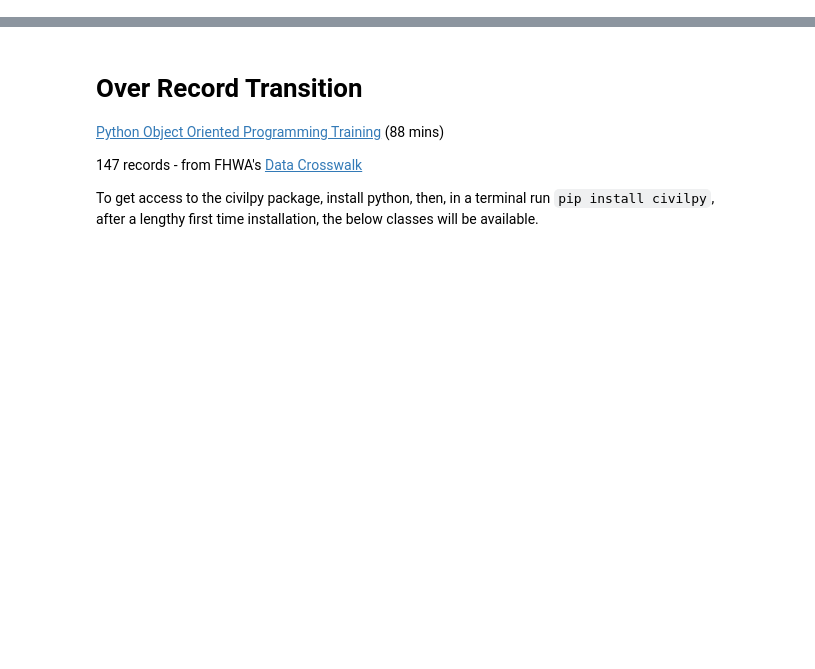
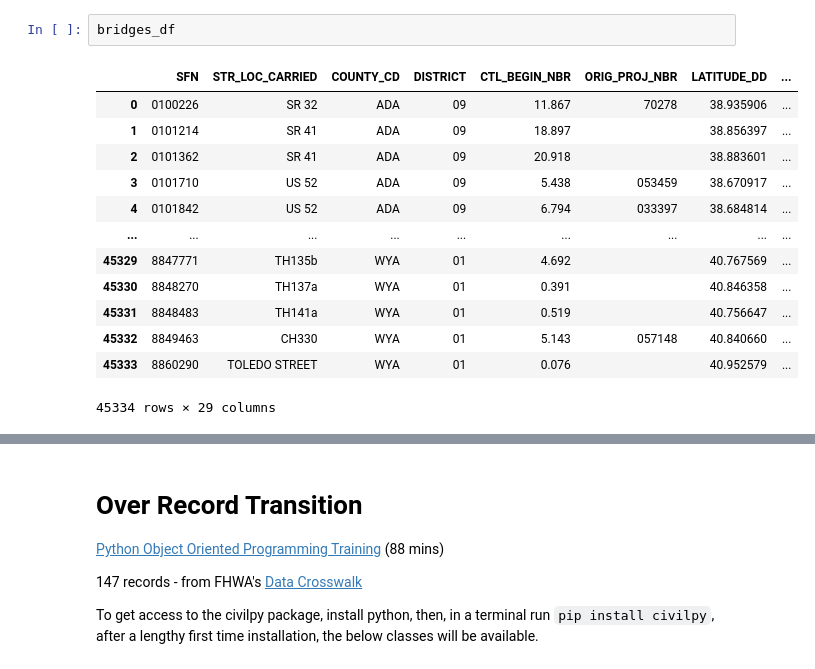
Before and after one commit to drparks71w/CivilPy, a Jupyter notebook: Notebooks/SNBI_Scratch.ipynb, the cells around one changed output, grey strips where cells are left out. Cells and saved outputs as stored; diff of their text form; blank space fills up the shorter version.

```diff
--- a/Notebooks/SNBI_Scratch.ipynb
+++ b/Notebooks/SNBI_Scratch.ipynb
@@ -0,0 +154,16 @@
+# %%
+bridges_df
+# %% [output]
+|  | SFN | STR_LOC_CARRIED | COUNTY_CD | DISTRICT | CTL_BEGIN_NBR | ORIG_PROJ_NBR | LATITUDE_DD | ... |
+| 0 | 0100226 | SR 32 | ADA | 09 | 11.867 | 70278 | 38.935906 | ... |
+| 1 | 0101214 | SR 41 | ADA | 09 | 18.897 |  | 38.856397 | ... |
+| 2 | 0101362 | SR 41 | ADA | 09 | 20.918 |  | 38.883601 | ... |
+| 3 | 0101710 | US 52 | ADA | 09 | 5.438 | 053459 | 38.670917 | ... |
+| 4 | 0101842 | US 52 | ADA | 09 | 6.794 | 033397 | 38.684814 | ... |
+| ... | ... | ... | ... | ... | ... | ... | ... | ... |
+| 45329 | 8847771 | TH135b | WYA | 01 | 4.692 |  | 40.767569 | ... |
+| 45330 | 8848270 | TH137a | WYA | 01 | 0.391 |  | 40.846358 | ... |
+| 45331 | 8848483 | TH141a | WYA | 01 | 0.519 |  | 40.756647 | ... |
+| 45332 | 8849463 | CH330 | WYA | 01 | 5.143 | 057148 | 40.840660 | ... |
+| 45333 | 8860290 | TOLEDO STREET | WYA | 01 | 0.076 |  | 40.952579 | ... |
+45334 rows × 29 columns
```
Also changed, not shown: parts of 13 cells of this notebook, 4 other files.
